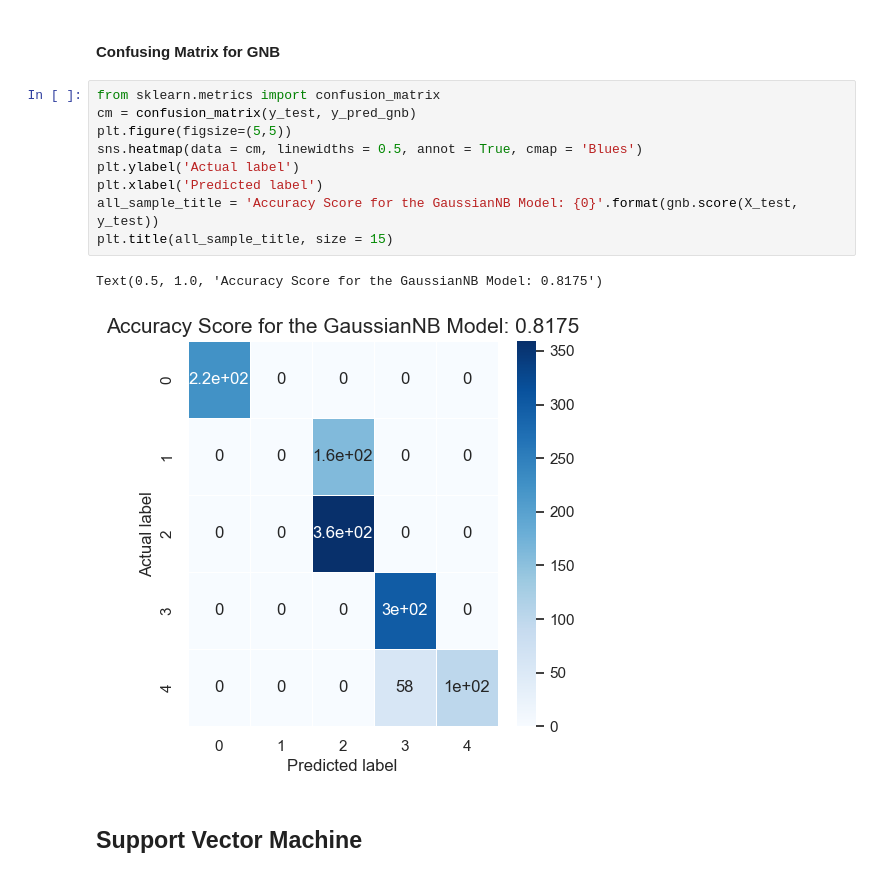
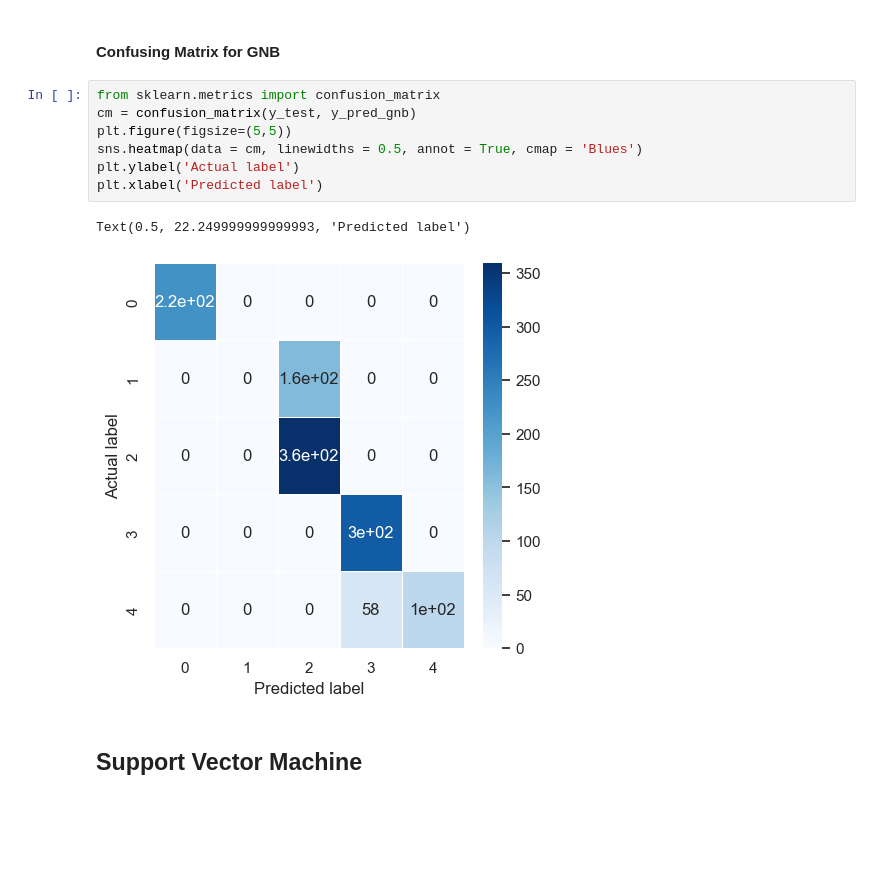
Before and after one commit to Ofori416/Student.PredictionModel, a Jupyter notebook: app.ipynb, the cells around one changed output. Saved outputs shown, nothing was run; the diff lists cells and outputs as text; blank space fills up the shorter version.

```diff
--- a/app.ipynb
+++ b/app.ipynb
@@ -491,15 +491,13 @@ Recall Score:  75.7 %
 # %%
 from sklearn.metrics import confusion_matrix
 cm = confusion_matrix(y_test, y_pred_gnb)
 plt.figure(figsize=(5,5))
 sns.heatmap(data = cm, linewidths = 0.5, annot = True, cmap = 'Blues')
 plt.ylabel('Actual label')
 plt.xlabel('Predicted label')
-all_sample_title = 'Accuracy Score for the GaussianNB Model: {0}'.format(gnb.score(X_test, y_test))
-plt.title(all_sample_title, size = 15)
 # %% [output]
-Text(0.5, 1.0, 'Accuracy Score for the GaussianNB Model: 0.8175')
+Text(0.5, 22.249999999999993, 'Predicted label')
-[figure, old version]
+[figure, new version]
 # %% [markdown]
 ## **Support Vector Machine** ##
 # %% [markdown]
```
Also changed, not shown: parts of 16 cells of this notebook, 1 other file.
